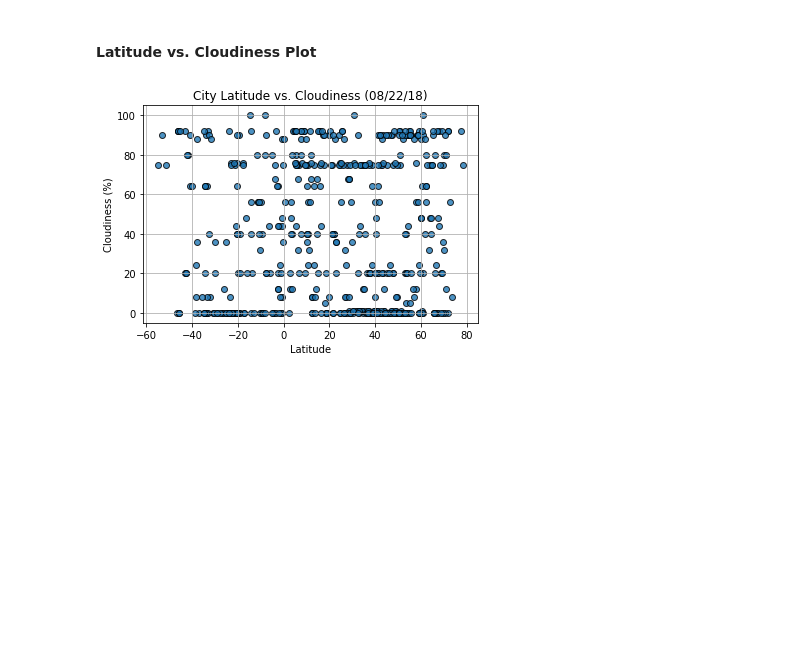
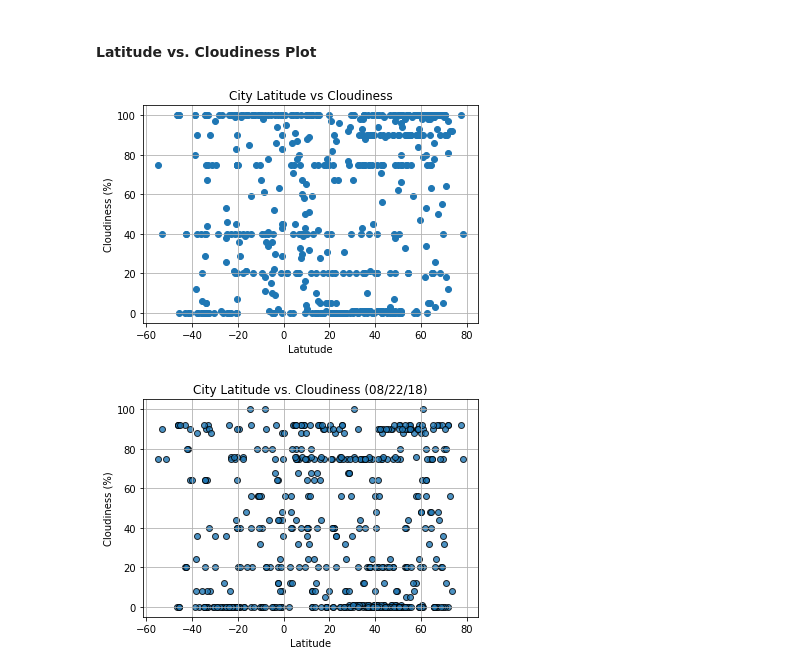
Before and after one commit to NotkerNotker/python-api-challenge, a Jupyter notebook: starter_code/WeatherPy.ipynb, the cells around one changed output. Cells and saved outputs as stored; diff of their text form; code cells hidden in the pictures; blank space fills up the shorter version.

```diff
--- a/starter_code/WeatherPy.ipynb
+++ b/starter_code/WeatherPy.ipynb
@@ -221,6 +252,14 @@ dtype: int64
 [figure]
 # %% [markdown]
 #### Latitude vs. Cloudiness Plot
+# %%
+plt.scatter(CityWeather["Lat"], CityWeather["Clouds"])
+plt.title('City Latitude vs Cloudiness')
+plt.xlabel("Latutude")
+plt.ylabel("Cloudiness (%)")
+plt.grid()
+# %% [output]
+[figure, added]
 # %%
 # %% [output]
 [figure]
```
Also changed, not shown: parts of 20 cells of this notebook, 2 other files.
